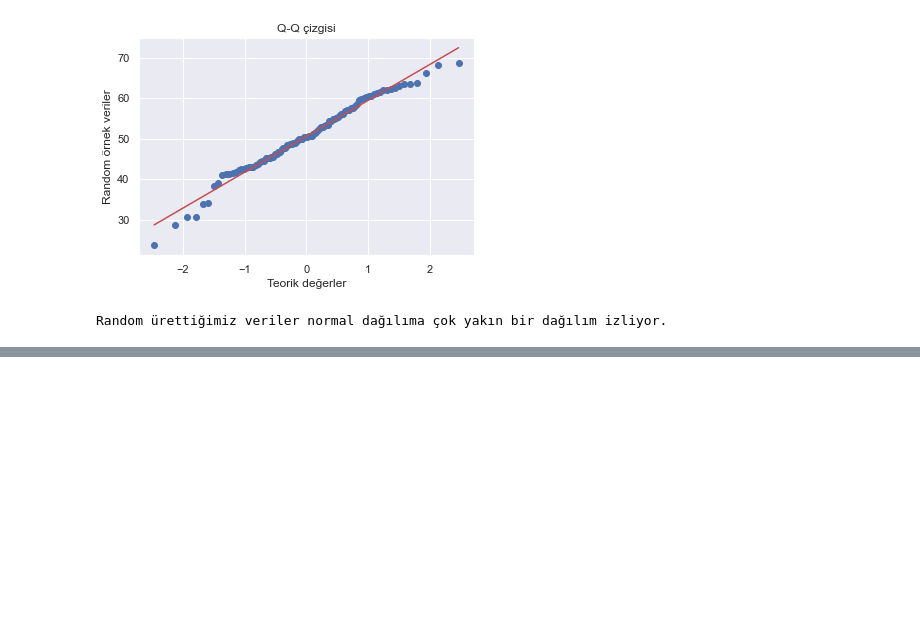
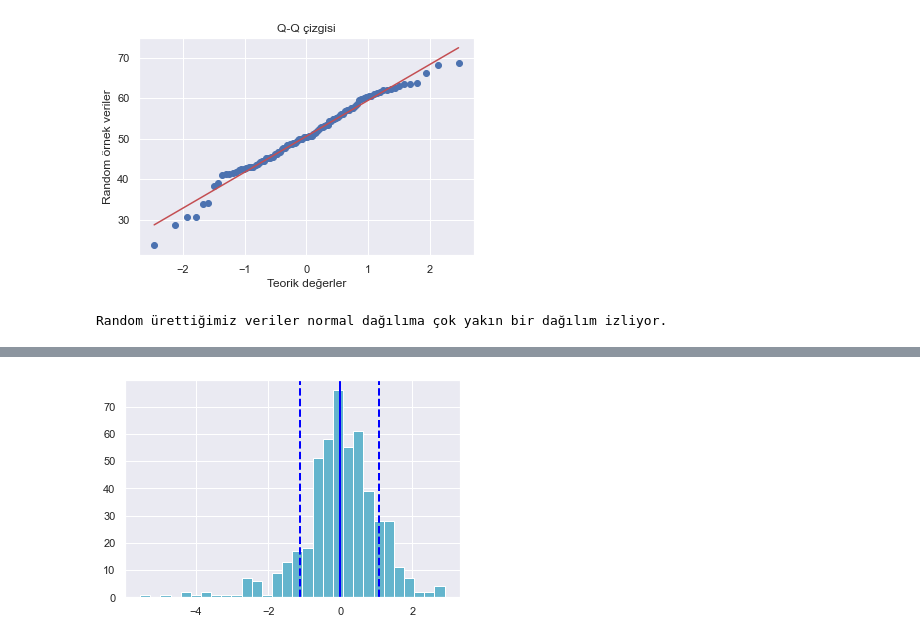
Before and after one commit to ismcagilci/datajarlabs-datascience-episde3, a Jupyter notebook: İstatiksel dağılımlar.ipynb, the cells around one changed output, grey strips where cells are left out. Cells and saved outputs as stored; diff of their text form; code cells hidden in the pictures; blank space fills up the shorter version.

```diff
--- a/İstatiksel dağılımlar.ipynb
+++ b/İstatiksel dağılımlar.ipynb
@@ -65,0 +111,8 @@ Random ürettiğimiz veriler normal dağılıma çok yakın bir dağılım izliy
+# %%
+plt.hist(google_profit,bins=30,color="c")
+plt.axvline(google_profit.mean(),color="blue",linestyle="solid",linewidth="2")
+plt.axvline(google_profit.mean()+google_profit.std(),color="blue",linestyle="dashed",linewidth="2")
+plt.axvline(google_profit.mean()-google_profit.std(),color="blue",linestyle="dashed",linewidth="2")
+plt.show()
+# %% [output]
+[figure, added]
```
Also changed, not shown: parts of 6 cells of this notebook, 1 other file.
